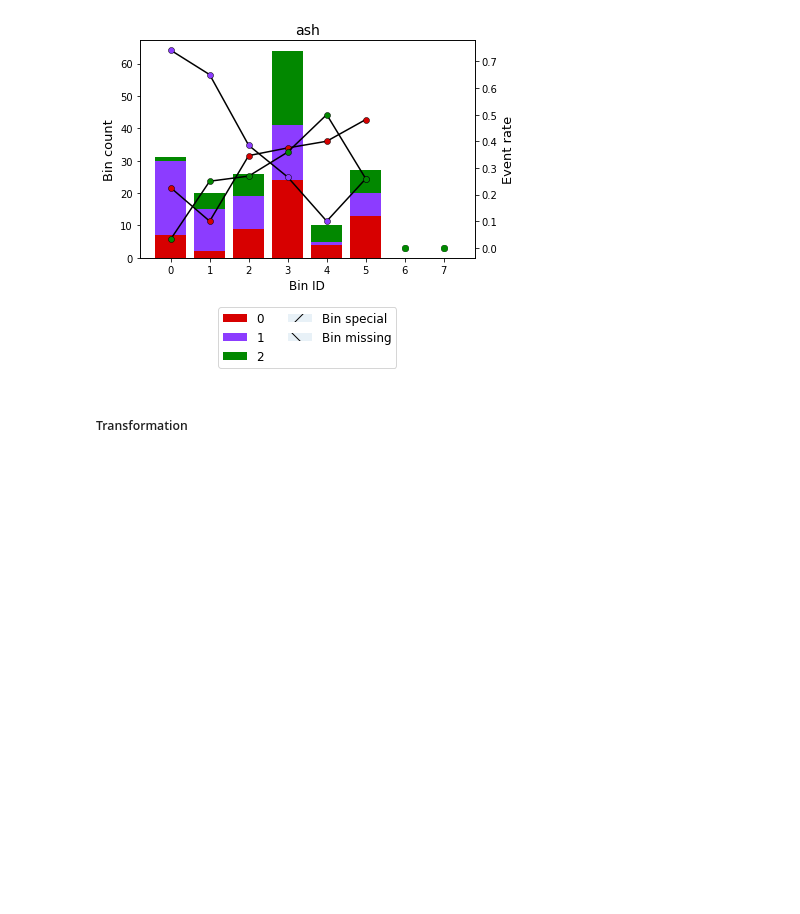
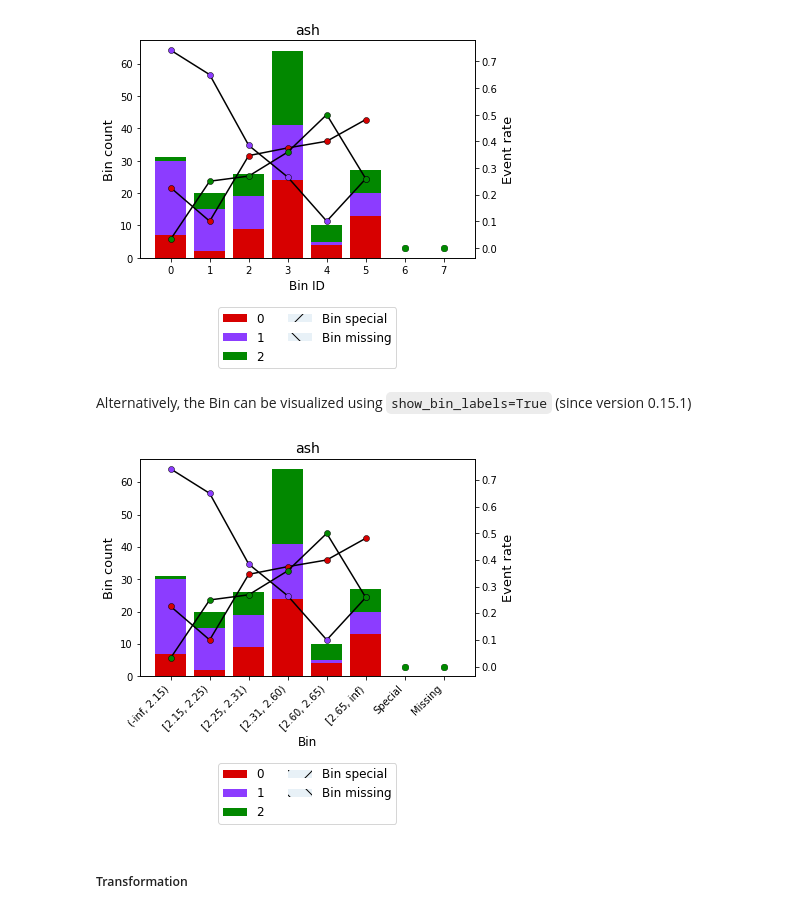
Before and after one commit to guillermo-navas-palencia/optbinning, a Jupyter notebook: doc/source/tutorials/tutorial_multiclass.ipynb, the cells around one changed output. Saved outputs shown, nothing was run; the diff lists cells and outputs as text; code cells hidden in the pictures; blank space fills up the shorter version.

```diff
--- a/doc/source/tutorials/tutorial_multiclass.ipynb
+++ b/doc/source/tutorials/tutorial_multiclass.ipynb
@@ -81,6 +81,12 @@ You can use the method ``plot`` to visualize the histogram and event rate curve.
 binning_table.plot()
 # %% [output]
 [figure]
+# %% [markdown]
+Alternatively, the Bin can be visualized using ``show_bin_labels=True`` (since version 0.15.1)
+# %%
+binning_table.plot(show_bin_labels=True)
+# %% [output]
+[figure, added]
 # %% [markdown]
 ##### Transformation
 # %% [markdown]
```
Also changed, not shown: parts of 1 cell of this notebook, 17 other files.
